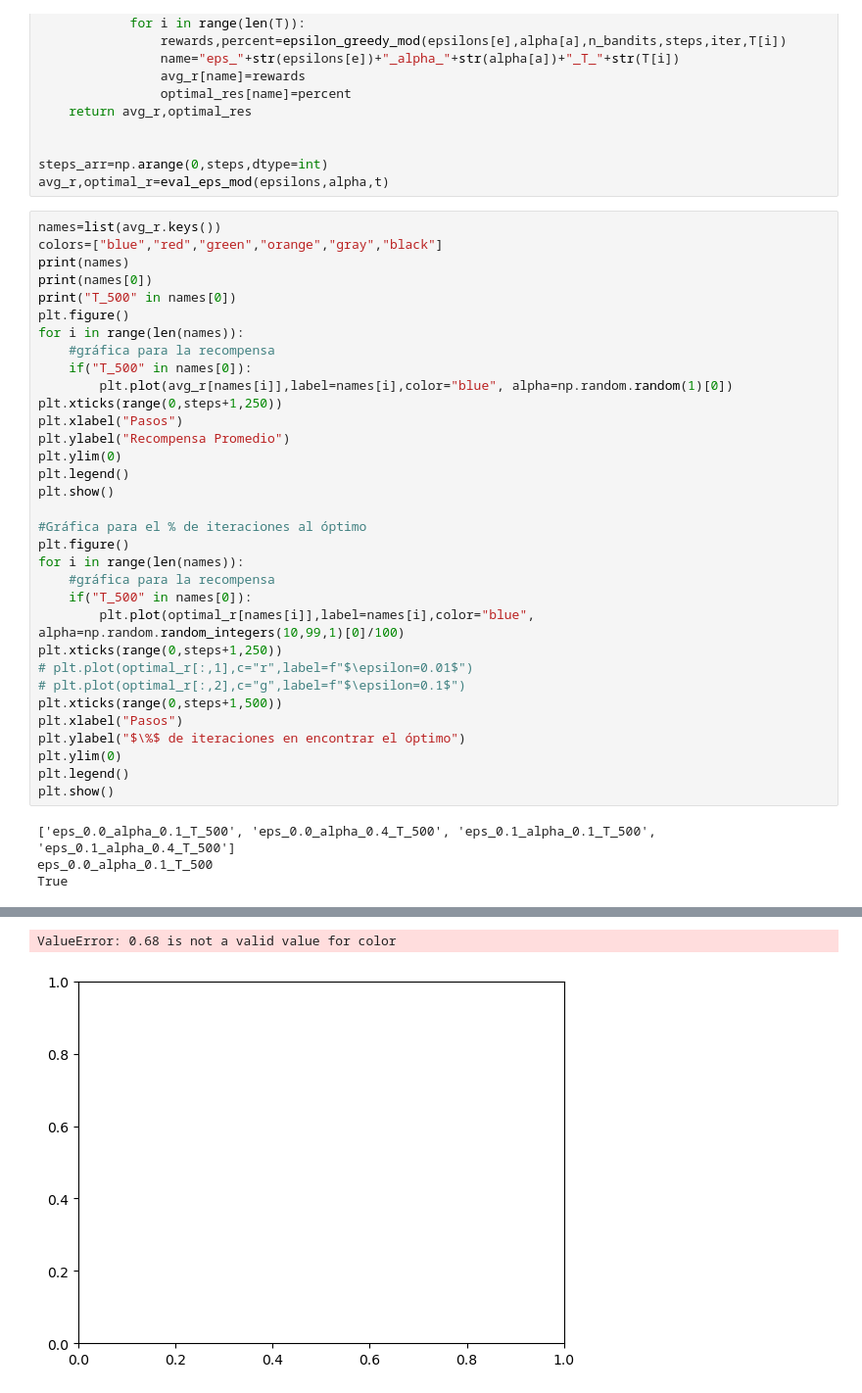
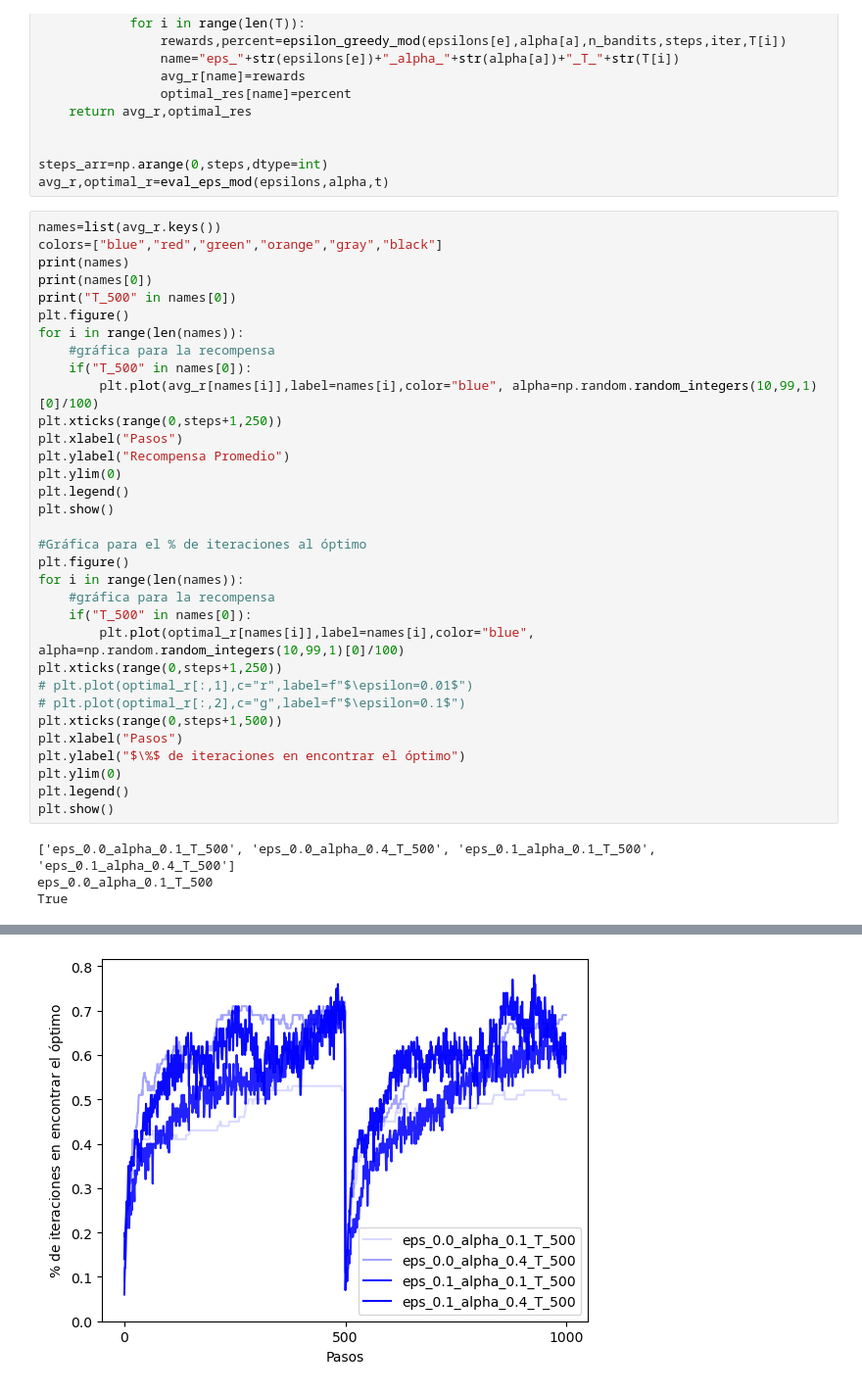
Before and after one commit to wilmarc/Reinforcement-Learning, a Jupyter notebook: hw1-wacg/Tarea1_wacg.ipynb, the cells around one changed output, grey strips where cells are left out. Shown: that part at 98% size. Cells and saved outputs as stored; diff of their text form.

```diff
--- a/hw1-wacg/Tarea1_wacg.ipynb
+++ b/hw1-wacg/Tarea1_wacg.ipynb
@@ -386,7 +384,7 @@ plt.figure()
 for i in range(len(names)):
     #gráfica para la recompensa
     if("T_500" in names[0]):
-        plt.plot(avg_r[names[i]],label=names[i],color="blue", alpha=np.random.random(1)[0])
+        plt.plot(avg_r[names[i]],label=names[i],color="blue", alpha=np.random.random_integers(10,99,1)[0]/100)
 plt.xticks(range(0,steps+1,250))
 plt.xlabel("Pasos")
 plt.ylabel("Recompensa Promedio")
@@ -417,2 +415 @@ True
-ValueError: 0.68 is not a valid value for color
-[figure, old version]
+[figure, new version]
```
Also changed, not shown: parts of 2 cells of this notebook.
